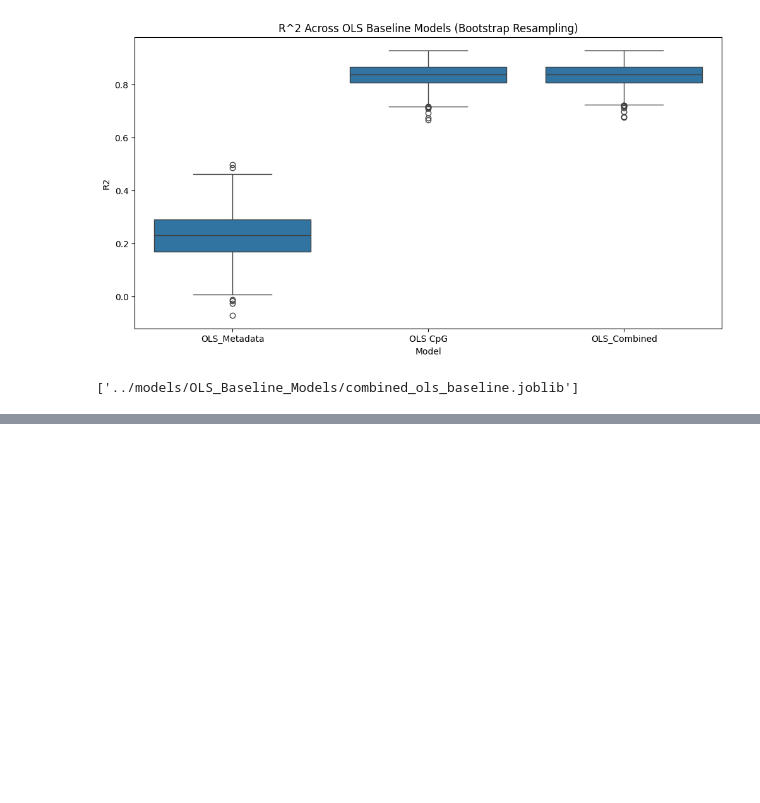
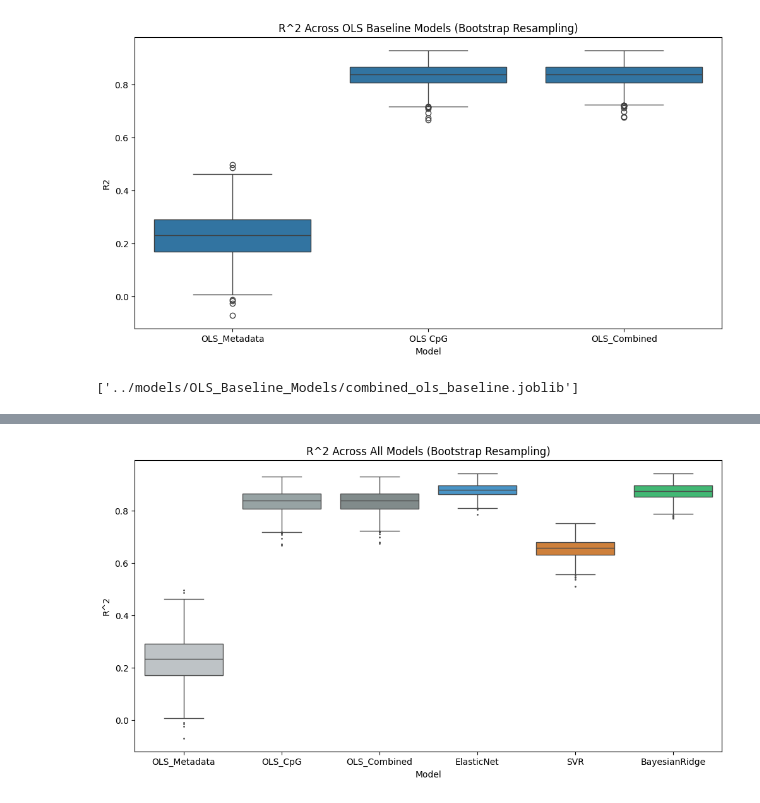
Before and after one commit to xanthippilouka/MLCB_Assignment1_Louka, a Jupyter notebook: notebooks/baseline_models.ipynb, the cells around one changed output, grey strips where cells are left out. Drawn from its saved outputs; the diff is of its cells as text; code cells hidden in the pictures; blank space fills up the shorter version.

```diff
--- a/notebooks/baseline_models.ipynb
+++ b/notebooks/baseline_models.ipynb
@@ -262,0 +352,10 @@ table_statistics.to_csv('../data/Baseline/task2_ols_baseline_metrics.csv', index
+# %%
+#R2 Boxplot for all the models
+plt.figure(figsize=(12,6))
+sns.boxplot(data=all_models_results, x='Model', y='R2', palette=colors, fliersize=1)
+plt.title('R^2 Across All Models (Bootstrap Resampling)')
+plt.ylabel('R^2')
+plt.savefig('../figures/Task2_Figures/R2_all_models_comparison.png', dpi=300, bbox_inches='tight')
+plt.show()
+# %% [output]
+[figure, added]
```
Also changed, not shown: parts of 7 cells of this notebook, 5 other files.
